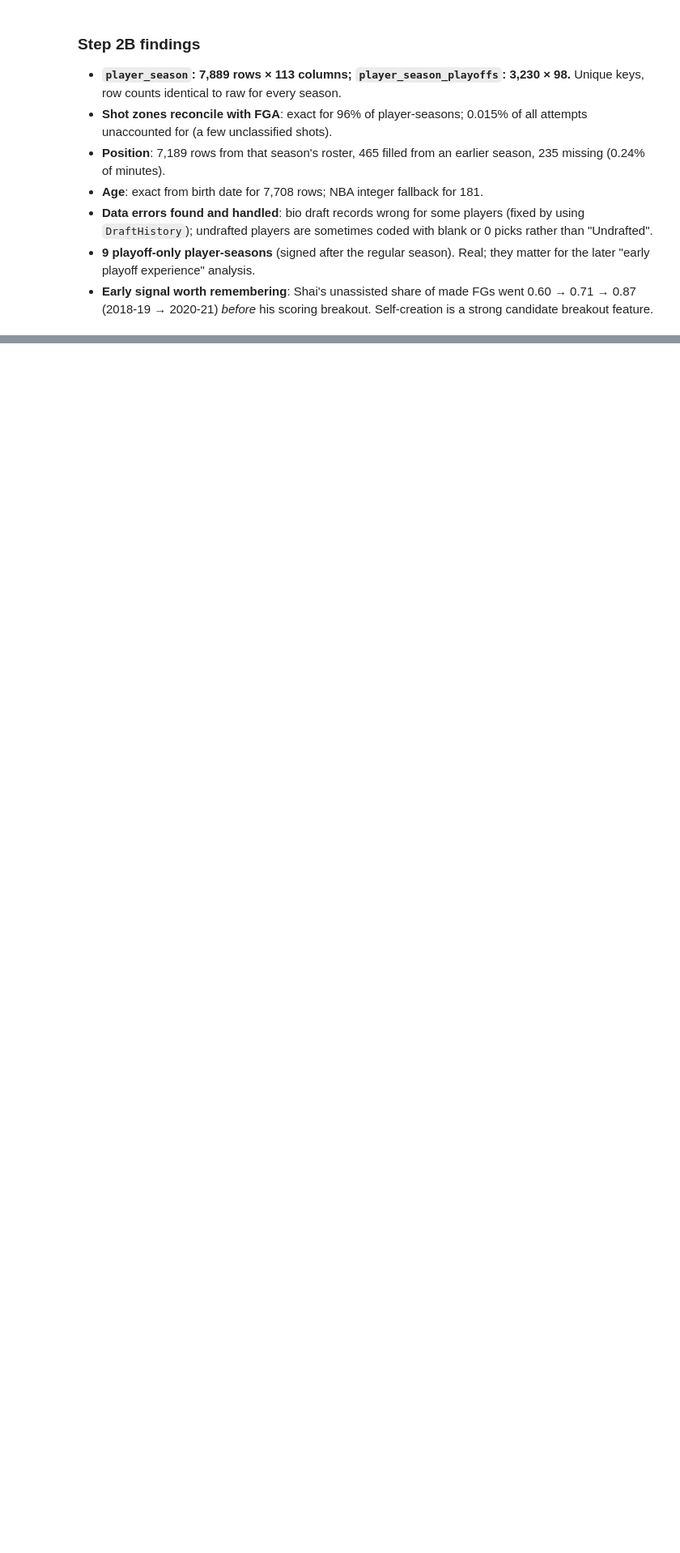
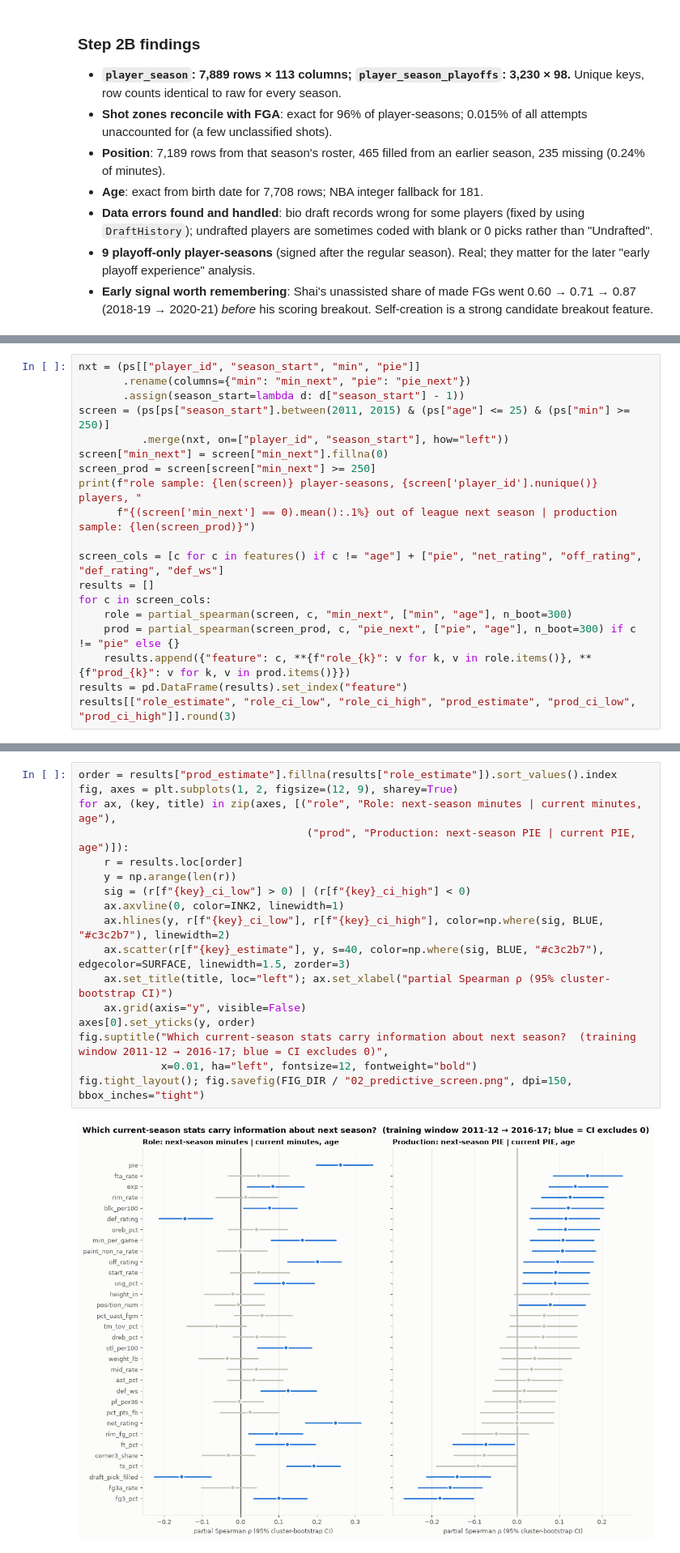
Before and after one commit to dan-j-e/unicorn-hunting, a Jupyter notebook: notebooks/02_player_seasons.ipynb, the cells around one changed output, grey strips where cells are left out. Shown at 81% size. Saved outputs shown, nothing was run; the diff lists cells and outputs as text; blank space fills up the shorter version.

```diff
--- a/notebooks/02_player_seasons.ipynb
+++ b/notebooks/02_player_seasons.ipynb
@@ -298,0 +433,19 @@ player_season_playoffs.parquet 0.8 MB
+# %%
+nxt = (ps[["player_id", "season_start", "min", "pie"]]
+       .rename(columns={"min": "min_next", "pie": "pie_next"})
+       .assign(season_start=lambda d: d["season_start"] - 1))
+screen = (ps[ps["season_start"].between(2011, 2015) & (ps["age"] <= 25) & (ps["min"] >= 250)]
+          .merge(nxt, on=["player_id", "season_start"], how="left"))
+screen["min_next"] = screen["min_next"].fillna(0)
+screen_prod = screen[screen["min_next"] >= 250]
+print(f"role sample: {len(screen)} player-seasons, {screen['player_id'].nunique()} players, "
+      f"{(screen['min_next'] == 0).mean():.1%} out of league next season | production sample: {len(screen_prod)}")
+
+screen_cols = [c for c in features() if c != "age"] + ["pie", "net_rating", "off_rating", "def_rating", "def_ws"]
+results = []
+for c in screen_cols:
+    role = partial_spearman(screen, c, "min_next", ["min", "age"], n_boot=300)
+    prod = partial_spearman(screen_prod, c, "pie_next", ["pie", "age"], n_boot=300) if c != "pie" else {}
+    results.append({"feature": c, **{f"role_{k}": v for k, v in role.items()}, **{f"prod_{k}": v for k, v in prod.items()}})
+results = pd.DataFrame(results).set_index("feature")
+results[["role_estimate", "role_ci_low", "role_ci_high", "prod_estimate", "prod_ci_low", "prod_ci_high"]].round(3)
@@ -298,0 +472,19 @@ player_season_playoffs.parquet 0.8 MB
+# %%
+order = results["prod_estimate"].fillna(results["role_estimate"]).sort_values().index
+fig, axes = plt.subplots(1, 2, figsize=(12, 9), sharey=True)
+for ax, (key, title) in zip(axes, [("role", "Role: next-season minutes | current minutes, age"),
+                                    ("prod", "Production: next-season PIE | current PIE, age")]):
+    r = results.loc[order]
+    y = np.arange(len(r))
+    sig = (r[f"{key}_ci_low"] > 0) | (r[f"{key}_ci_high"] < 0)
+    ax.axvline(0, color=INK2, linewidth=1)
+    ax.hlines(y, r[f"{key}_ci_low"], r[f"{key}_ci_high"], color=np.where(sig, BLUE, "#c3c2b7"), linewidth=2)
+    ax.scatter(r[f"{key}_estimate"], y, s=40, color=np.where(sig, BLUE, "#c3c2b7"), edgecolor=SURFACE, linewidth=1.5, zorder=3)
+    ax.set_title(title, loc="left"); ax.set_xlabel("partial Spearman ρ (95% cluster-bootstrap CI)")
+    ax.grid(axis="y", visible=False)
+axes[0].set_yticks(y, order)
+fig.suptitle("Which current-season stats carry information about next season?  (training window 2011-12 → 2016-17; blue = CI excludes 0)",
+             x=0.01, ha="left", fontsize=12, fontweight="bold")
+fig.tight_layout(); fig.savefig(FIG_DIR / "02_predictive_screen.png", dpi=150, bbox_inches="tight")
+# %% [output]
+[figure, added]
```
Also changed, not shown: parts of 15 cells of this notebook, 6 other files.
